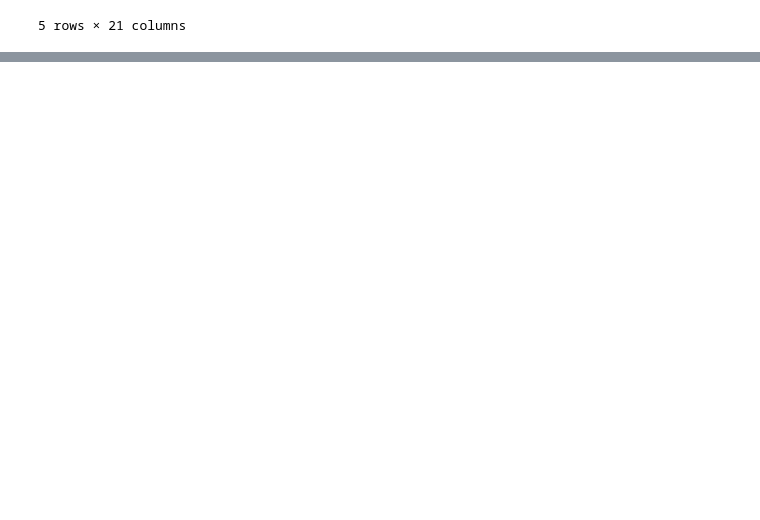
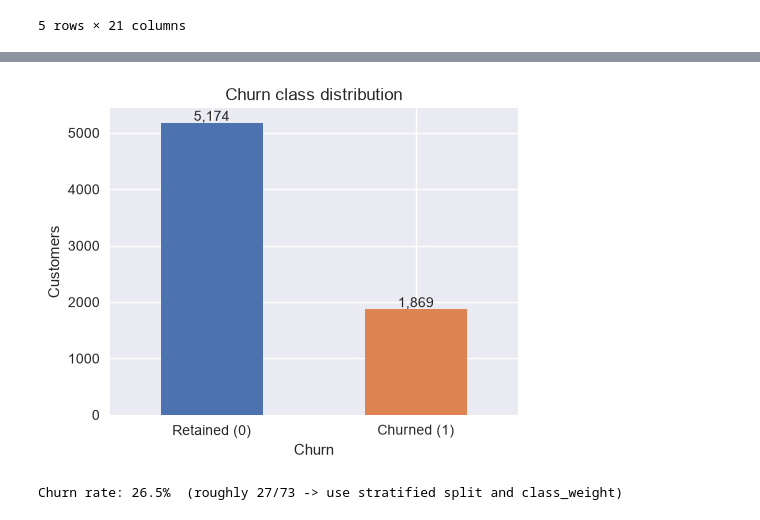
Before and after one commit to oscaroguledo/Customer-Churn-Predictor, a Jupyter notebook: data.ipynb, the cells around one changed output, grey strips where cells are left out. Saved outputs shown, nothing was run; the diff lists cells and outputs as text; code cells hidden in the pictures; blank space fills up the shorter version.

Commit message:
Add EDA and preprocessing: clean types, encode target and categoricals

```diff
--- a/data.ipynb
+++ b/data.ipynb
@@ -34,0 +39,8 @@ df.head()
+# %%
+# TotalCharges is stored as text and is blank for brand-new customers (tenure == 0).
+df["TotalCharges"] = pd.to_numeric(df["TotalCharges"], errors="coerce")
+print("Rows with blank TotalCharges:", df["TotalCharges"].isna().sum())
+print(df.loc[df["TotalCharges"].isna(), "tenure"].unique())
+
+# Those customers have not been billed yet -> 0.
+df["TotalCharges"] = df["TotalCharges"].fillna(0.0)
@@ -34,0 +50,5 @@ df.head()
+# %%
+# customerID has no predictive value; the target becomes a 0/1 integer.
+df = df.drop(columns=["customerID"])
+df["Churn"] = df["Churn"].map({"Yes": 1, "No": 0})
+df[["tenure", "MonthlyCharges", "TotalCharges", "Churn"]].describe().round(2)
@@ -34,0 +65,17 @@ df.head()
+# %%
+# Visualise class imbalance to decide whether rebalancing is needed.
+churn_counts = df["Churn"].value_counts().sort_index()
+
+ax = churn_counts.plot(kind="bar", color=["#4C72B0", "#DD8452"], figsize=(5, 4))
+ax.set_xticklabels(["Retained (0)", "Churned (1)"], rotation=0)
+ax.set_ylabel("Customers")
+ax.set_title("Churn class distribution")
+for i, v in enumerate(churn_counts):
+    ax.text(i, v + 40, f"{v:,}", ha="center")
+plt.tight_layout()
+plt.show()
+
+print(f"Churn rate: {df['Churn'].mean():.1%}  (roughly 27/73 -> use stratified split and class_weight)")
+# %% [output]
+[figure, added]
+Churn rate: 26.5%  (roughly 27/73 -> use stratified split and class_weight)
```
Also changed, not shown: parts of 4 cells of this notebook.
